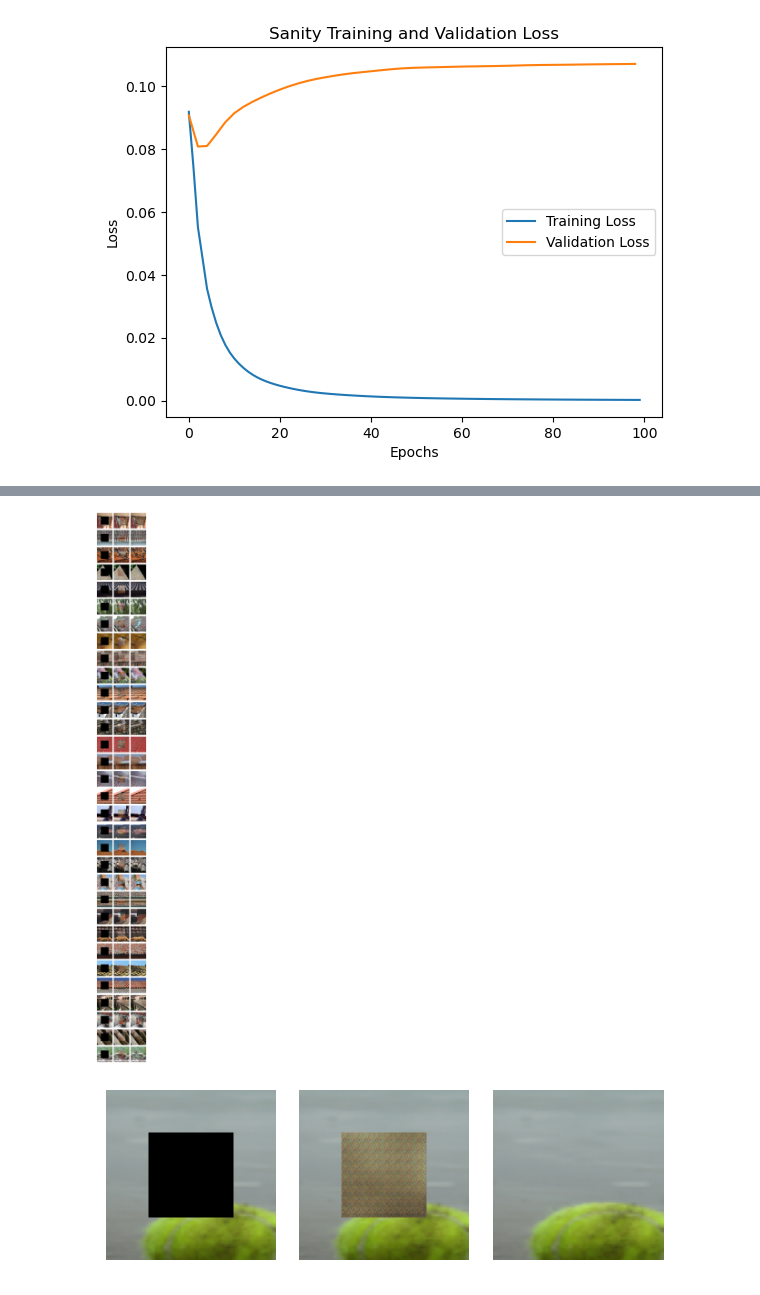
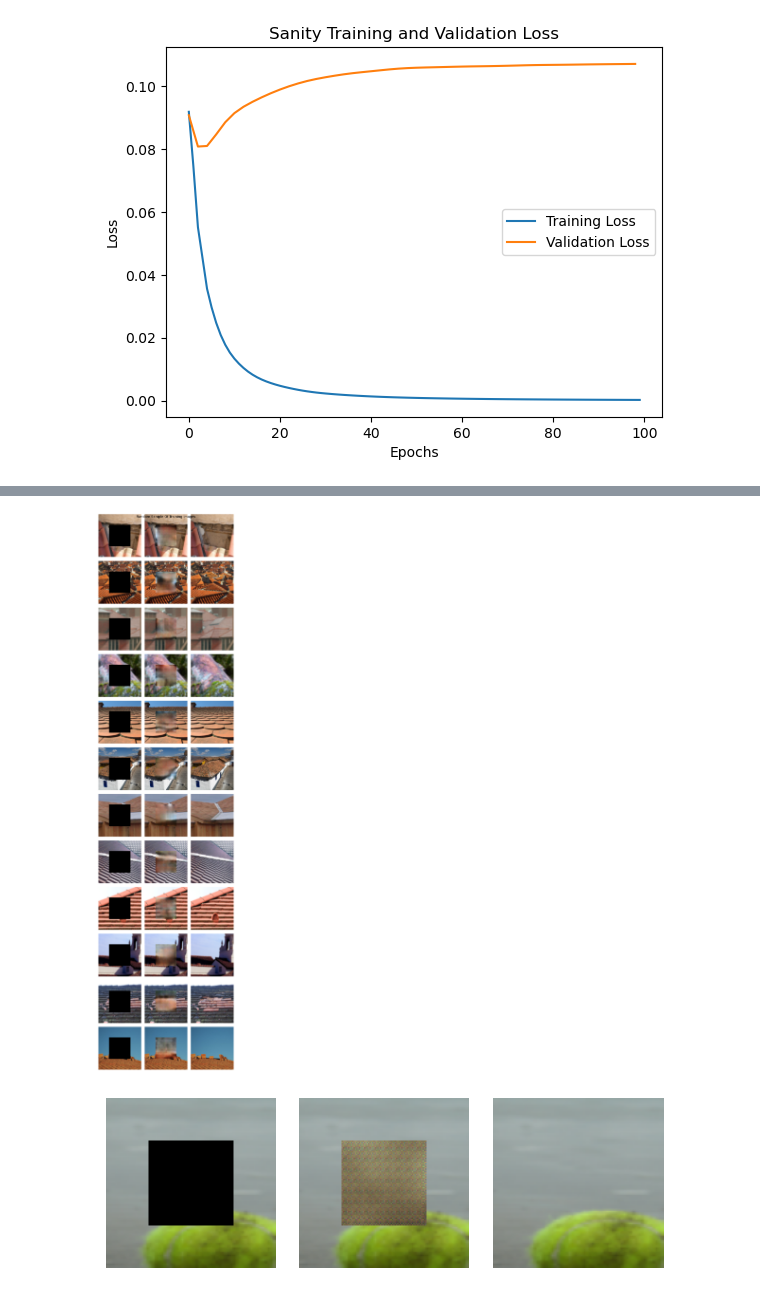
Before and after one commit to shahanneda/ImageInpainting, a Jupyter notebook: final_project.ipynb, the cells around one changed output, grey strips where cells are left out. Cells and saved outputs as stored; diff of their text form; code cells hidden in the pictures.

```diff
--- a/final_project.ipynb
+++ b/final_project.ipynb
@@ -616,11 +636,13 @@ img, img_gt, _ = next(iter(train_loader))
 # %%
 indexes = [10, 12]
+
 images = []
-for index in range(0, 32):
+for index in [0, 2, 8, 9, 10, 11, 14,15, 16, 17, 18, 19]:
 	images += [img[index], get_infilled_image(img[index], enc, dec), img_gt[index]]
-display_images(images, images_per_row=3)
+
+display_images(images, images_per_row=3, title="Random Sample Of Training Images")
 # %% [output]
-[figure, old version]
+[figure, new version]
 # %%
 index = 20
 display_images([img[index], get_infilled_image(img[index], enc, dec), img_gt[index]], images_per_row=3)
```
Also changed, not shown: parts of 3 cells of this notebook, 2 other files.
